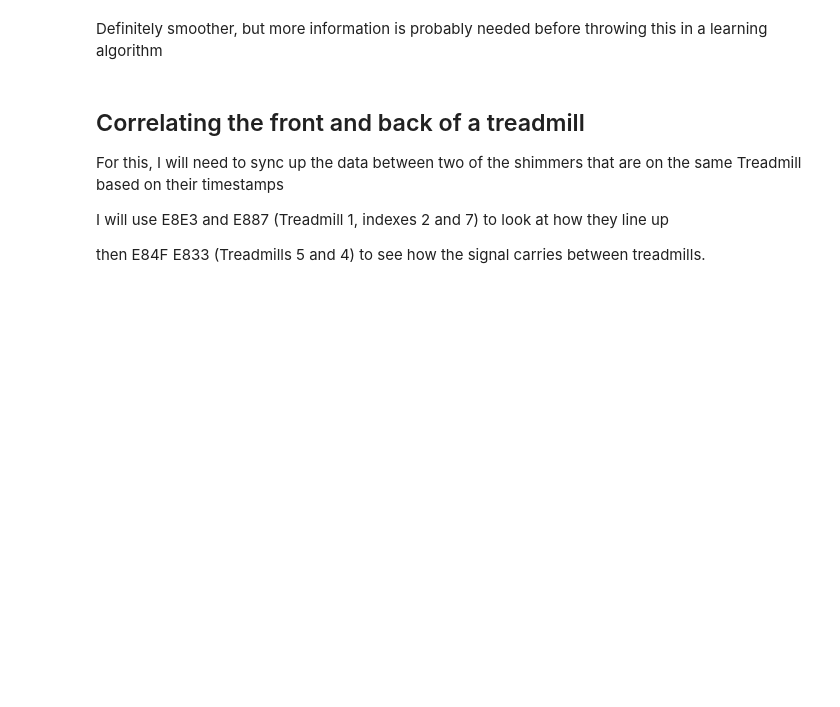
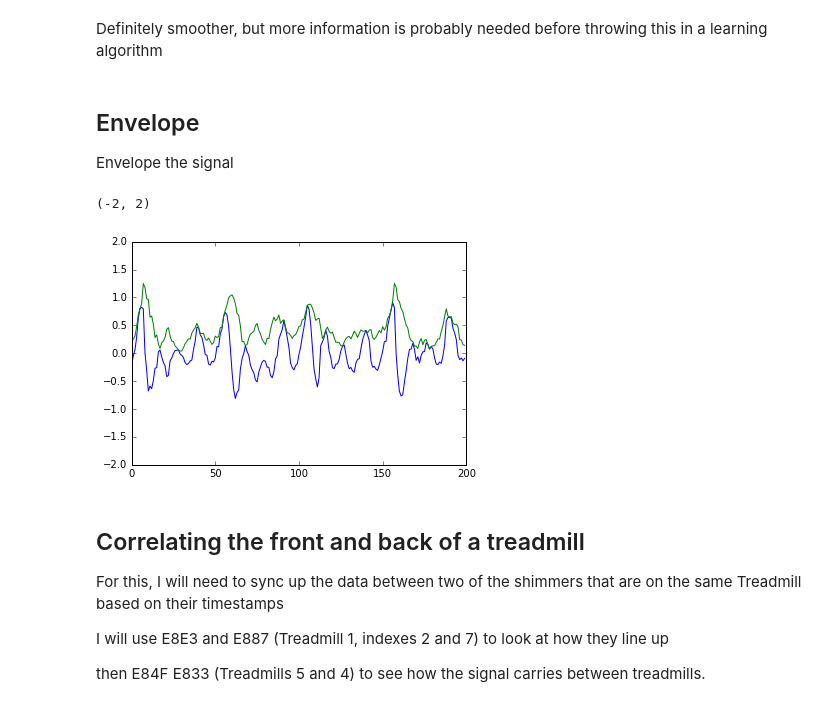
Before and after one commit to Healbadbad/InternetOfThingsClass, a Jupyter notebook: Data Gathering.ipynb, the cells around one changed output. Drawn from its saved outputs; the diff is of its cells as text; code cells hidden in the pictures; blank space fills up the shorter version.

```diff
--- a/Data Gathering.ipynb
+++ b/Data Gathering.ipynb
@@ -190,6 +190,19 @@ plt.ylim([-2, 2])
 [figure]
 # %% [markdown]
 Definitely smoother, but more information is probably needed before throwing this in a learning algorithm
+# %% [markdown]
+## Envelope
+Envelope the signal
+# %%
+from scipy.signal import hilbert
+
+envelope = np.abs(hilbert(newdata - np.average(newdata)))
+plt.plot(range(len(newdata)), newdata - np.average(newdata))
+plt.plot(range(len(envelope)), envelope )
+plt.ylim([-2, 2])
+# %% [output]
+(-2, 2)
+[figure, added]
 # %% [markdown]
 ## Correlating the front and back of a treadmill
 For this, I will need to sync up the data between two of the shimmers that are on the same Treadmill based on their timestamps
```
Also changed, not shown: parts of 2 cells of this notebook, 11 other files.
